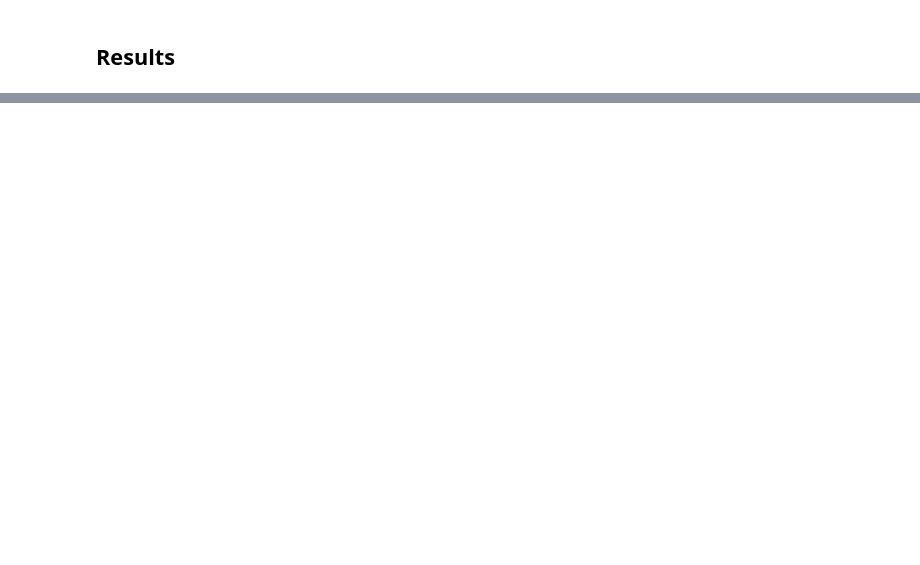
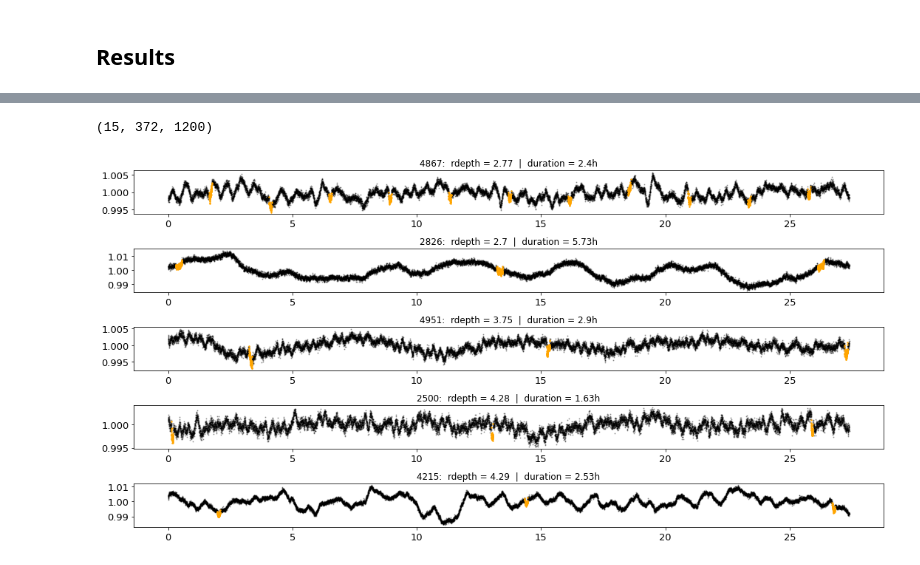
Before and after one commit to ykerus/transit-detection-rnn, a Jupyter notebook: experiments/single_planets.ipynb, the cells around one changed output, grey strips where cells are left out. Cells and saved outputs as stored; diff of their text form; code cells hidden in the pictures; blank space fills up the shorter version.

```diff
--- a/experiments/single_planets.ipynb
+++ b/experiments/single_planets.ipynb
@@ -385,0 +427,48 @@ plt.show()
+# %%
+def A_vs_B(Ascores, Bscores, sampleids):
+    results = {}
+    results["AandB"] = sampleids[ (Ascores & Bscores) ]
+    results["AnotB"] = sampleids[ (Ascores & (~Bscores)) ]
+    results["BnotA"] = sampleids[ ((~Ascores) & Bscores) ]
+    results["notAnotB"] = sampleids[ ~(Ascores | Bscores) ]
+    return results
+# %%
+Arnn_Bbls = A_vs_B(rnn_scores, bls_scores, scores_sampleids)
+len(Arnn_Bbls["AnotB"]), len(Arnn_Bbls["BnotA"]), len(Arnn_Bbls["AandB"])
+# %% [output]
+(15, 372, 1200)
+# %%
+def get_lc(sampleid, datapath="data/eval/sim/singleplanet"):
+    for fnm in os.listdir(datapath):
+        if not fnm.startswith("."):
+            from_, to_ = [int(nm) for nm in fnm.split("-")]
+            if sampleid >= from_ and sampleid <= to_:
+                id_data = {}
+                with open(datapath + "/" + fnm, "rb") as f:
+                    batch = pickle.load(f)
+                i = np.where(batch["sampleid"]==sampleid)[0][0]
+                id_data["flux"] = batch["flux"][i]
+                id_data["mask"] = batch["mask"][i]
+                id_data["transit"] = batch["transit"][i]
+                id_data["sigma"] = batch["sigma"][i]
+                id_data["sampleid"] = batch["sampleid"][i]
+                id_data["meta"] = batch["meta"][sampleid]
+                return id_data
+# %%
+# rnn - not bls
+n = 5
+s_ids = np.random.choice(Arnn_Bbls["AnotB"], replace=False, size=n)
+plt.figure(figsize=(15,1.5*n))
+for i, s_id in enumerate(s_ids):
+    b = get_lc(s_id)
+    m = b["mask"]
+    time = np.arange(len(b["flux"])) * utils.min2day(2)
+    plt.subplot(n,1,i+1)
+    plt.title(f'{s_id}:  rdepth = {round(b["meta"]["planets"][0]["pl_ror"]**2/b["sigma"],2)}  |  '+
+              f'duration = {round(b["meta"]["planets"][0]["pl_duration"]*24,2)}h')
+    vis.plot(time[~m], b["flux"][~m], a=0.3)
+    vis.plot(time[m], b["flux"][m], c="orange", s=2)
+plt.tight_layout()
+plt.show()
+# %% [output]
+[figure, added]
```
Also changed, not shown: parts of 16 cells of this notebook, 6 other files.
